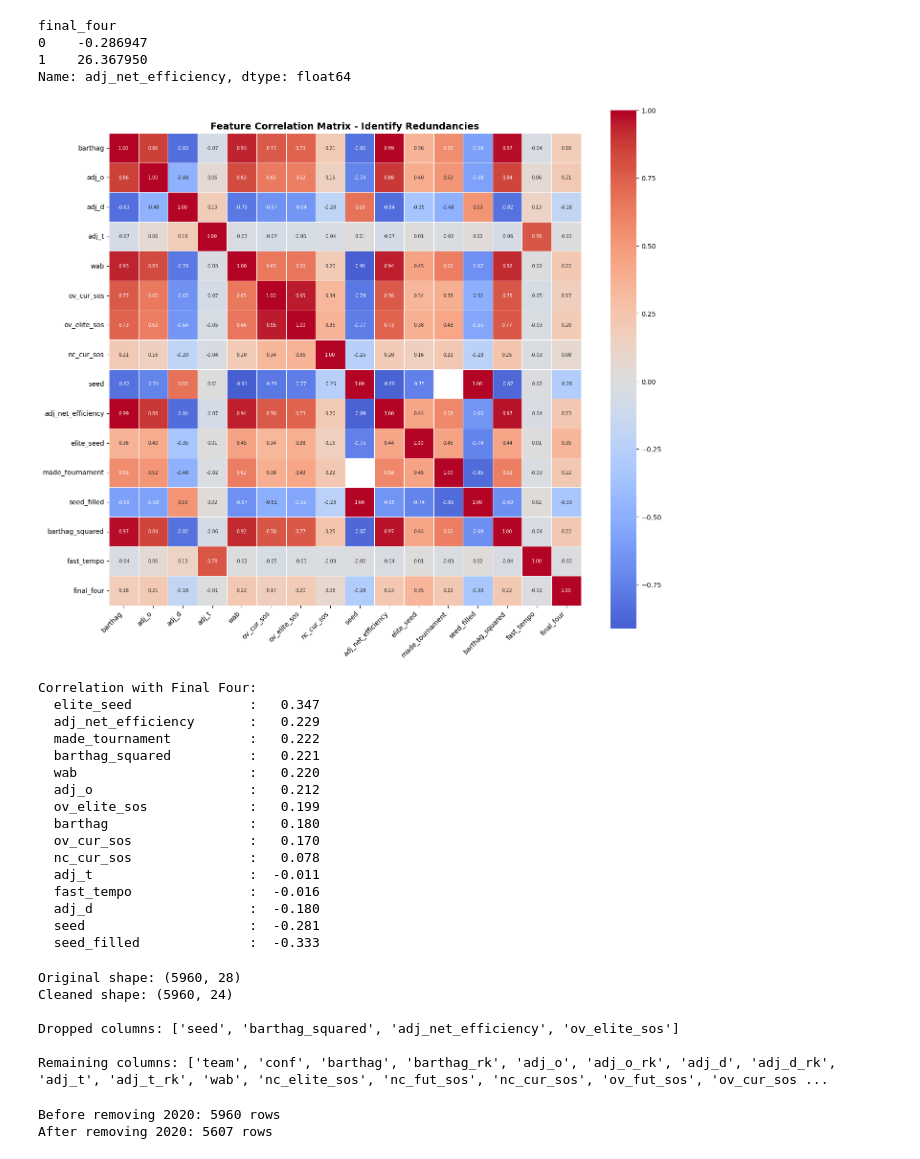
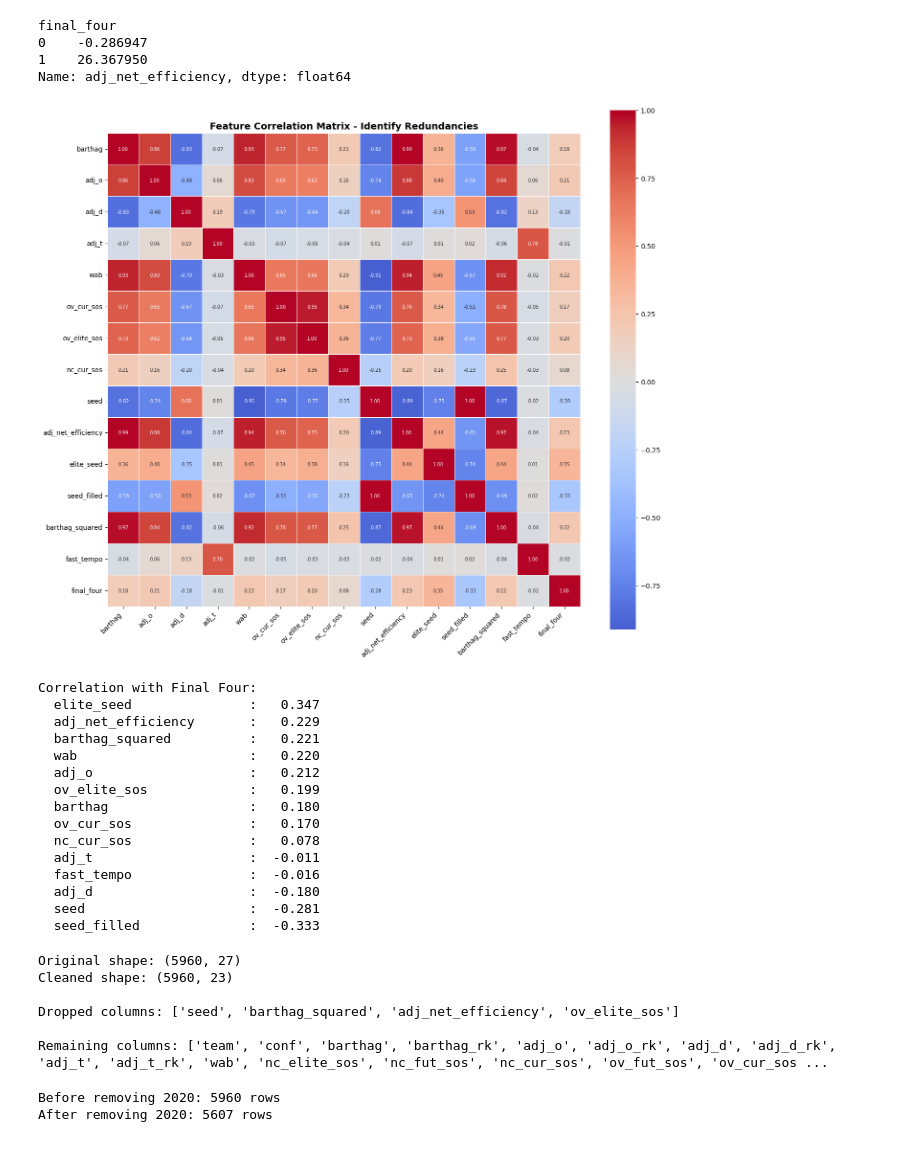
Before and after one commit to connork116/Final-Four-Predictor, a Jupyter notebook: notebooks/preprocessing.ipynb, the cells around one changed output. Drawn from its saved outputs; the diff is of its cells as text; code cells hidden in the pictures.

```diff
--- a/notebooks/preprocessing.ipynb
+++ b/notebooks/preprocessing.ipynb
@@ -391,9 +391,6 @@ df['adj_net_efficiency'] = df['adj_o'] - df['adj_d']
 
 # Create Elite Eight seed feature
 df['elite_seed'] = (df['seed'] <= 4).astype(int)
-
-# Create made tournament feature
-df['made_tournament'] = df['seed'].notna().astype(int)
 
 # Fill missing seeds with 17 (worst possible seed + 1)
 df['seed_filled'] = df['seed'].fillna(17)
@@ -445,39 +442,38 @@ all_features = [
     # Original features
     'barthag', 'adj_o', 'adj_d', 'adj_t', 'wab', 'ov_cur_sos',
     'ov_elite_sos', 'nc_cur_sos', 'seed',
 
     # Engineered features
-    'adj_net_efficiency', 'elite_seed', 'made_tournament',
+    'adj_net_efficiency', 'elite_seed',
     'seed_filled', 'barthag_squared', 'fast_tempo',
 
     # Target
     'final_four'
 ]
 
 # Calculate correlation matrix
 corr_matrix = df[all_features].corr()
 
 # Visualize correlations
 plt.figure(figsize=(14, 12))
 sns.heatmap(corr_matrix, annot=True, fmt='.2f', cmap='coolwarm', center=0,
             square=True, linewidths=0.5, annot_kws={'size': 7})
 plt.title('Feature Correlation Matrix - Identify Redundancies', fontsize=14, fontweight='bold')
 plt.xticks(rotation=45, ha='right')
 plt.yticks(rotation=0)
 plt.tight_layout()
 plt.show()
 
 # Show correlations with target
 print("\nCorrelation with Final Four:")
 target_corr = corr_matrix['final_four'].drop('final_four').sort_values(ascending=False)
 for feat, corr in target_corr.items():
     print(f"  {feat:25s}: {corr:7.3f}")
 # %% [output]
-[figure, old version]
+[figure, new version]
 Correlation with Final Four:
   elite_seed               :   0.347
   adj_net_efficiency       :   0.229
-  made_tournament          :   0.222
   barthag_squared          :   0.221
   wab                      :   0.220
   adj_o                    :   0.212
@@ -502,16 +498,13 @@ columns_to_drop = [
 # Drop the columns
 df_clean = df.drop(columns=columns_to_drop)
 
-# Save the cleaned dataset
-df_clean.to_csv('cleaned_data.csv', index=False)
-
 print(f"Original shape: {df.shape}")
 print(f"Cleaned shape: {df_clean.shape}")
 print(f"\nDropped columns: {columns_to_drop}")
 print(f"\nRemaining columns: {list(df_clean.columns)}")
 # %% [output]
-Original shape: (5960, 28)
-Cleaned shape: (5960, 24)
+Original shape: (5960, 27)
+Cleaned shape: (5960, 23)
 
 Dropped columns: ['seed', 'barthag_squared', 'adj_net_efficiency', 'ov_elite_sos']
 
```
Also changed, not shown: parts of 5 cells of this notebook, 5 other files.
